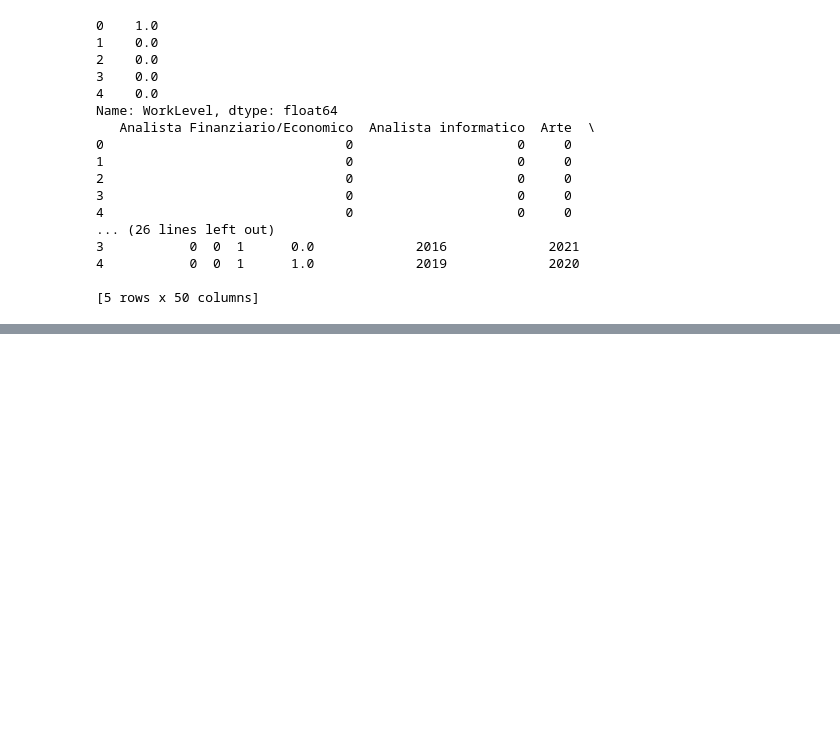
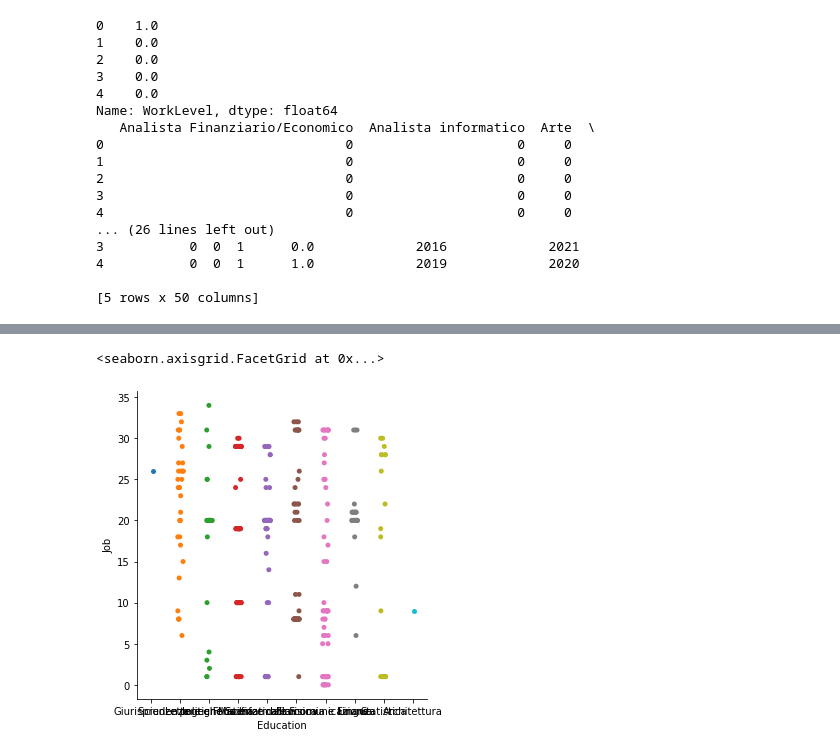
Before and after one commit to DavideValenti3/TesiProfilazione, a Jupyter notebook: Code2.ipynb, the cells around one changed output, grey strips where cells are left out. Drawn from its saved outputs; the diff is of its cells as text; code cells hidden in the pictures; blank space fills up the shorter version.

```diff
--- a/Code2.ipynb
+++ b/Code2.ipynb
@@ -345,0 +547,11 @@ clf.fit()
+# %%
+df2 = df1.loc[:, ['Education', 'Job']]
+df2.head()
+
+df2.Job = df2.Job.astype('category').cat.codes
+df2.head()
+
+sbn.catplot(x = 'Education', y= 'Job', data = df2)
+# %% [output]
+<seaborn.axisgrid.FacetGrid at 0x...>
+[figure, added]
```
Also changed, not shown: parts of 43 cells of this notebook.
